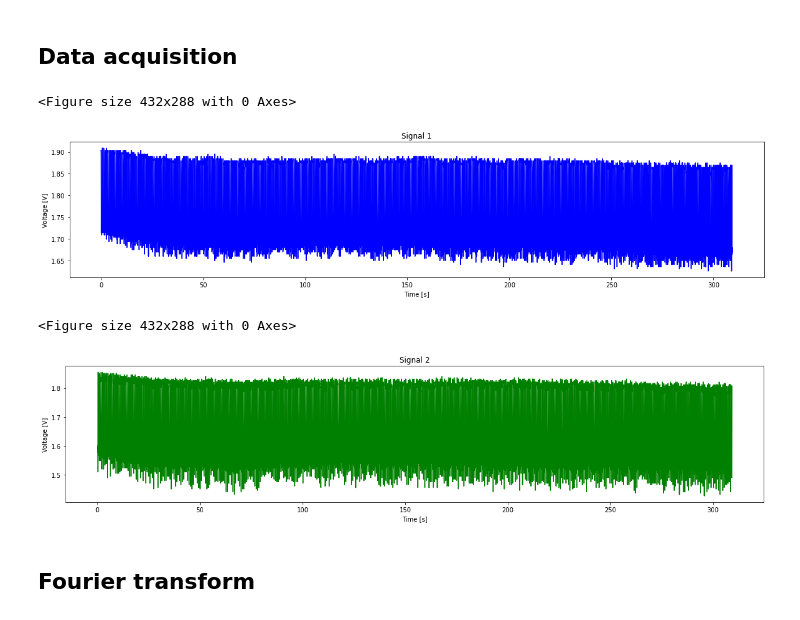
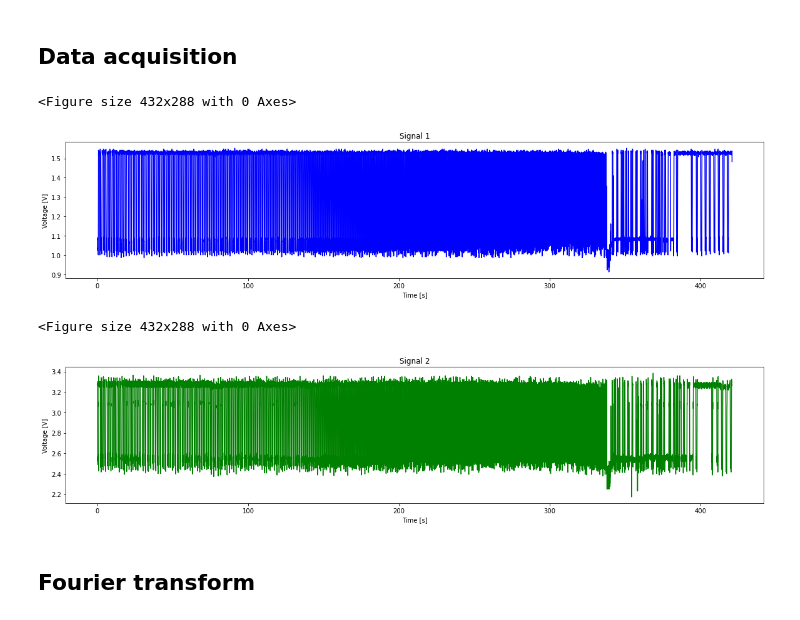
Before and after one commit to AlessandroLovo/T-junction, a Jupyter notebook: T-data/testing/Dropsinator_Rev1.4.ipynb, the cells around one changed output. Drawn from its saved outputs; the diff is of its cells as text; code cells hidden in the pictures.

```diff
--- a/T-data/testing/Dropsinator_Rev1.4.ipynb
+++ b/T-data/testing/Dropsinator_Rev1.4.ipynb
@@ -7,7 +7,7 @@ import csv
 import matplotlib.pyplot as plt
 
 from tqdm import tqdm
-#%matplotlib notebook
+%matplotlib inline
 
 sig1=[]
 sig2=[]
@@ -15,7 +15,7 @@ t = []
 i=0
 
 # Data acquisition
-with open('../18-11/B-ol25-aq15-pause10.csv') as data:
+with open('../19-11/B-ol15-ar35-pause10.csv') as data:
     for sig in csv.reader(data, delimiter='	'):
         #print(sig)
         sig[0] = sig[0].replace('.','').replace(',','.')
@@ -24,36 +24,36 @@ with open('../18-11/B-ol25-aq15-pause10.csv') as data:
         #print(sig)
         sig1.append(float(sig[0]))
         sig2.append(float(sig[1]))
         t.append(float(sig[2]))
 sig1 = np.array(sig1)
 sig1 = sig1[0:-1]
 sig2 = np.array(sig2)
 sig2 = sig2[0:-1]
 t = np.array(t)
 t = t[0:-1]
 
 # Plot signal 1
 plt.figure()
 plt.figure(figsize=(20,4))
 plt.title('Signal 1')
 plt.xlabel("Time [s]")
 plt.ylabel("Voltage [V]")
 plt.plot(t,sig1, color='blue')
 plt.show()
 
 # Plot signal 2
 plt.figure()
 plt.figure(figsize=(20,4))
 plt.title('Signal 2')
 plt.xlabel("Time [s]")
 plt.ylabel("Voltage [V]")
 plt.plot(t,sig2,color='green')
 plt.show()
 # %% [output]
 <Figure size 432x288 with 0 Axes>
-[figure, old version]
+[figure, new version]
 <Figure size 432x288 with 0 Axes>
-[figure, old version]
+[figure, new version]
 # %% [markdown]
 ## Fourier transform
 # %%
```
Also changed, not shown: parts of 20 cells of this notebook.
